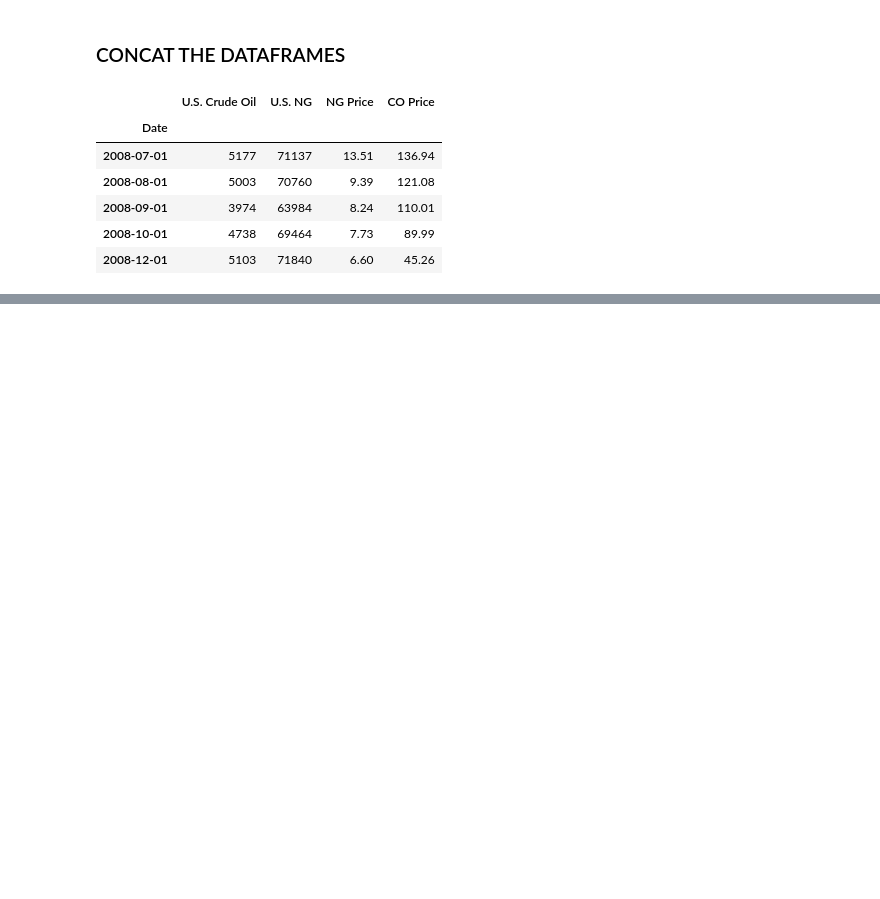
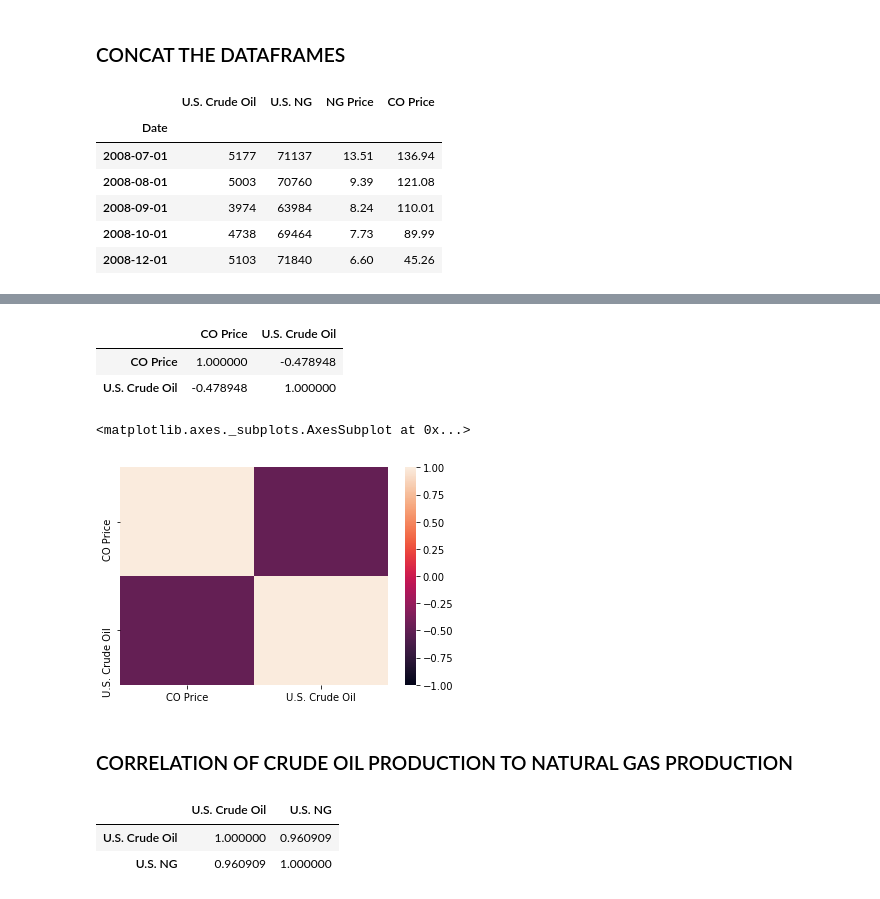
Before and after one commit to KalenAsberry12/project_one, a Jupyter notebook: Data_Jonathan.ipynb, the cells around one changed output, grey strips where cells are left out. Cells and saved outputs as stored; diff of their text form; code cells hidden in the pictures; blank space fills up the shorter version.

```diff
--- a/Data_Jonathan.ipynb
+++ b/Data_Jonathan.ipynb
@@ -179,0 +228,4 @@ joined_df.head()
+# %%
+# Create new dataframe with just Crude Oil price and Crude Oil production data
+co_joined=joined_df[["CO Price", "U.S. Crude Oil"]]
+co_joined.head()
@@ -179,0 +270,24 @@ joined_df.head()
+# %%
+# Correlate Crude Oil price and Crude Oil production data
+correlation_co = co_joined.corr()
+correlation_co
+# %% [output]
+|  | CO Price | U.S. Crude Oil |
+| CO Price | 1.000000 | -0.478948 |
+| U.S. Crude Oil | -0.478948 | 1.000000 |
+# %%
+# Create a heatmap for Crude Oil price and Crude Oil production correlation
+sns.heatmap(correlation_co, vmin=-1, vmax=1)
+# %% [output]
+<matplotlib.axes._subplots.AxesSubplot at 0x...>
+[figure, added]
+# %% [markdown]
+### CORRELATION OF CRUDE OIL PRODUCTION TO NATURAL GAS PRODUCTION
+# %%
+# Correlate Crude Oil production and Natural Gas production data
+correlation_production = production_joined.corr()
+correlation_production
+# %% [output]
+|  | U.S. Crude Oil | U.S. NG |
+| U.S. Crude Oil | 1.000000 | 0.960909 |
+| U.S. NG | 0.960909 | 1.000000 |
```
Also changed, not shown: parts of 28 cells of this notebook.
